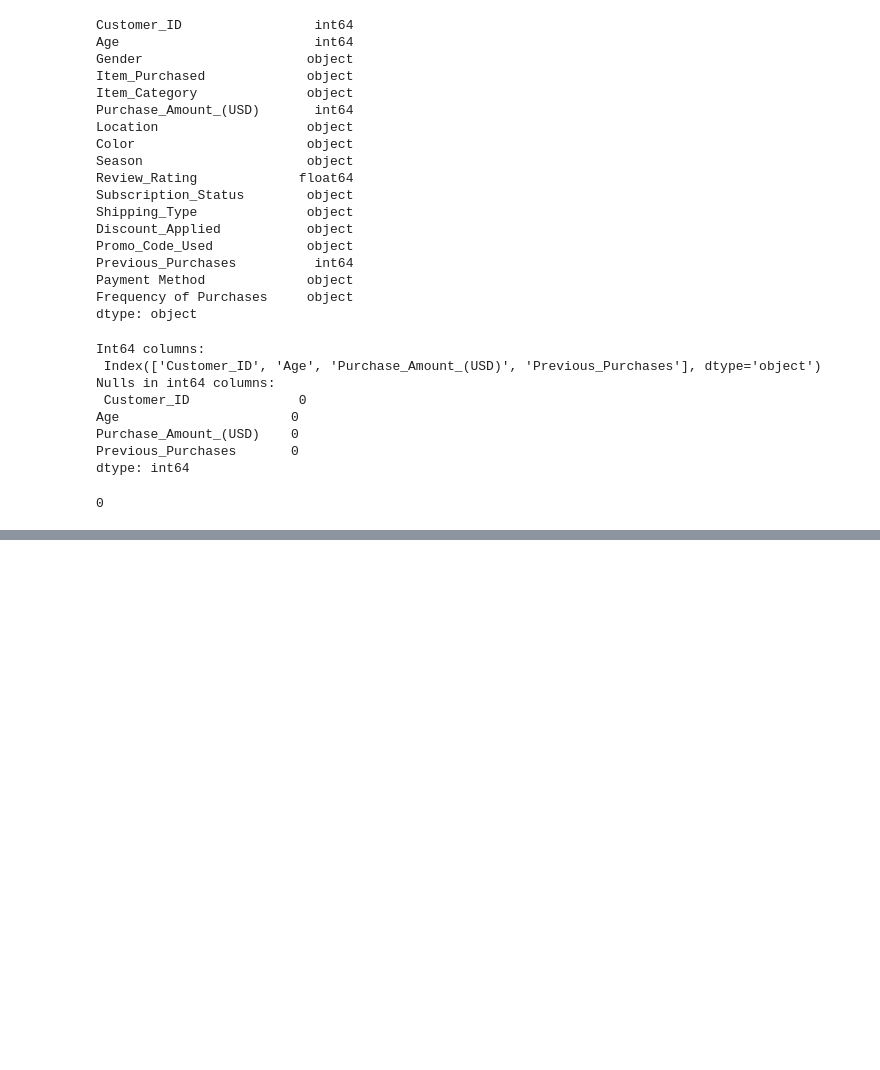
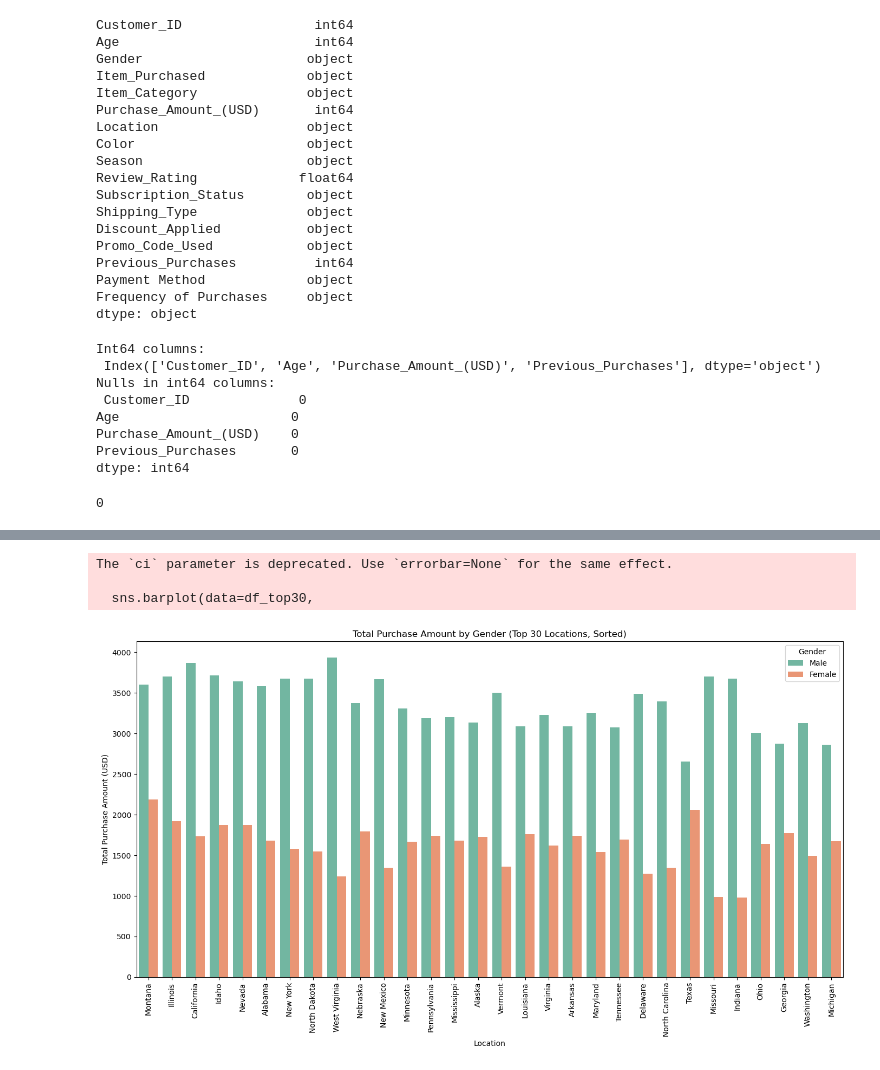
Before and after one commit to andreaholstein/Data-Science-Capstone, a Jupyter notebook: src/project/project.ipynb, the cells around one changed output, grey strips where cells are left out. Drawn from its saved outputs; the diff is of its cells as text; code cells hidden in the pictures; blank space fills up the shorter version.

```diff
--- a/src/project/project.ipynb
+++ b/src/project/project.ipynb
@@ -184,0 +236,36 @@ df.duplicated().sum()
+# %%
+# Get top 30 locations by total purchase amount
+top30_locations = df.groupby('Location')['Purchase_Amount_(USD)'].sum().nlargest(30).index
+df_top30 = df[df['Location'].isin(top30_locations)]
+
+# Sort by total purchase amount (not average this time)
+location_order = (
+    df_top30.groupby('Location')['Purchase_Amount_(USD)']
+    .sum()
+    .sort_values(ascending=False)
+    .index
+)
+
+# Plot total purchase amount by gender and location
+plt.figure(figsize=(14, 8))
+sns.barplot(data=df_top30,
+            x='Location',
+            y='Purchase_Amount_(USD)',
+            hue='Gender',
+            order=location_order,
+            estimator=sum,
+            ci=None,
+            palette='Set2')
+
+plt.title('Total Purchase Amount by Gender (Top 30 Locations, Sorted)')
+plt.xlabel('Location')
+plt.ylabel('Total Purchase Amount (USD)')
+plt.xticks(rotation=90)
+plt.legend(title='Gender')
+plt.tight_layout()
+plt.show()
+# %% [output]
+The `ci` parameter is deprecated. Use `errorbar=None` for the same effect.
+
+  sns.barplot(data=df_top30,
+[figure, added]
```
Also changed, not shown: parts of 4 cells of this notebook.
